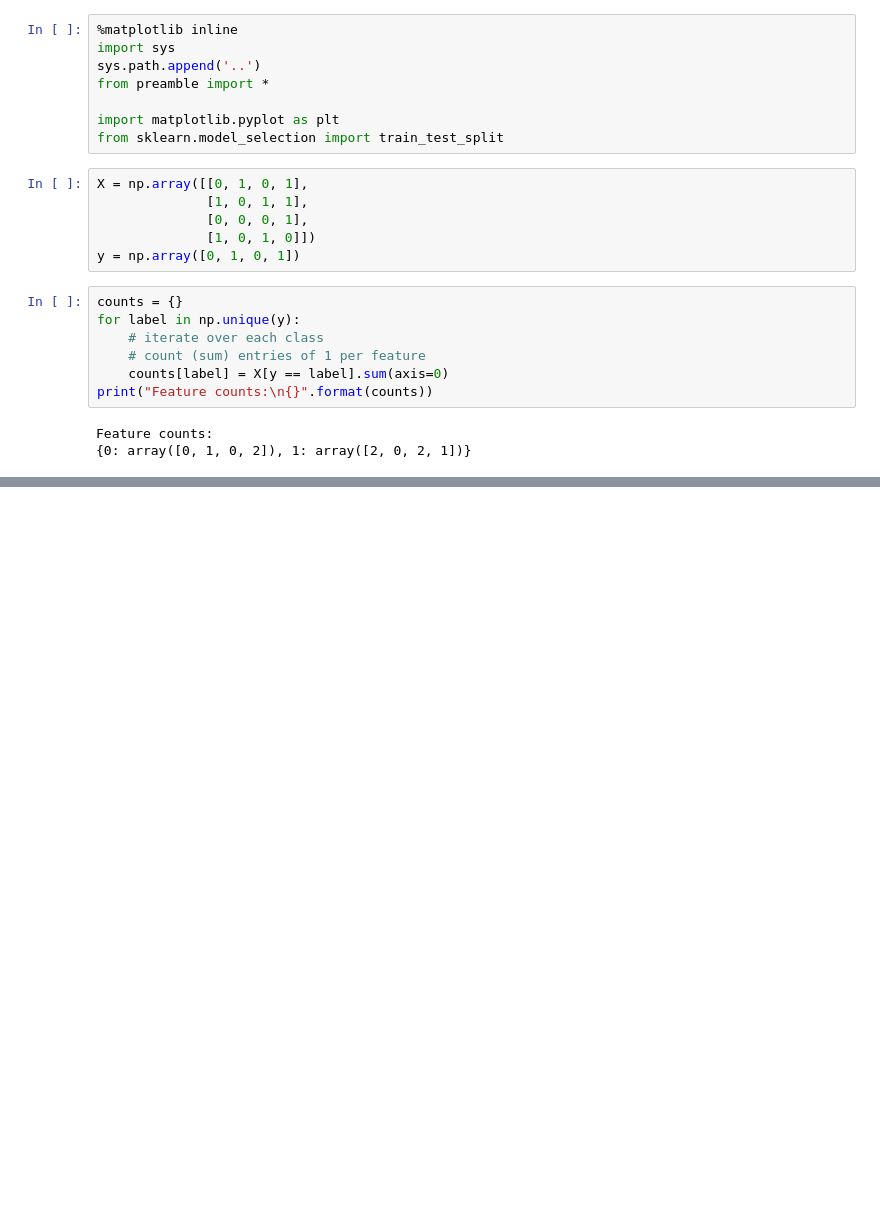
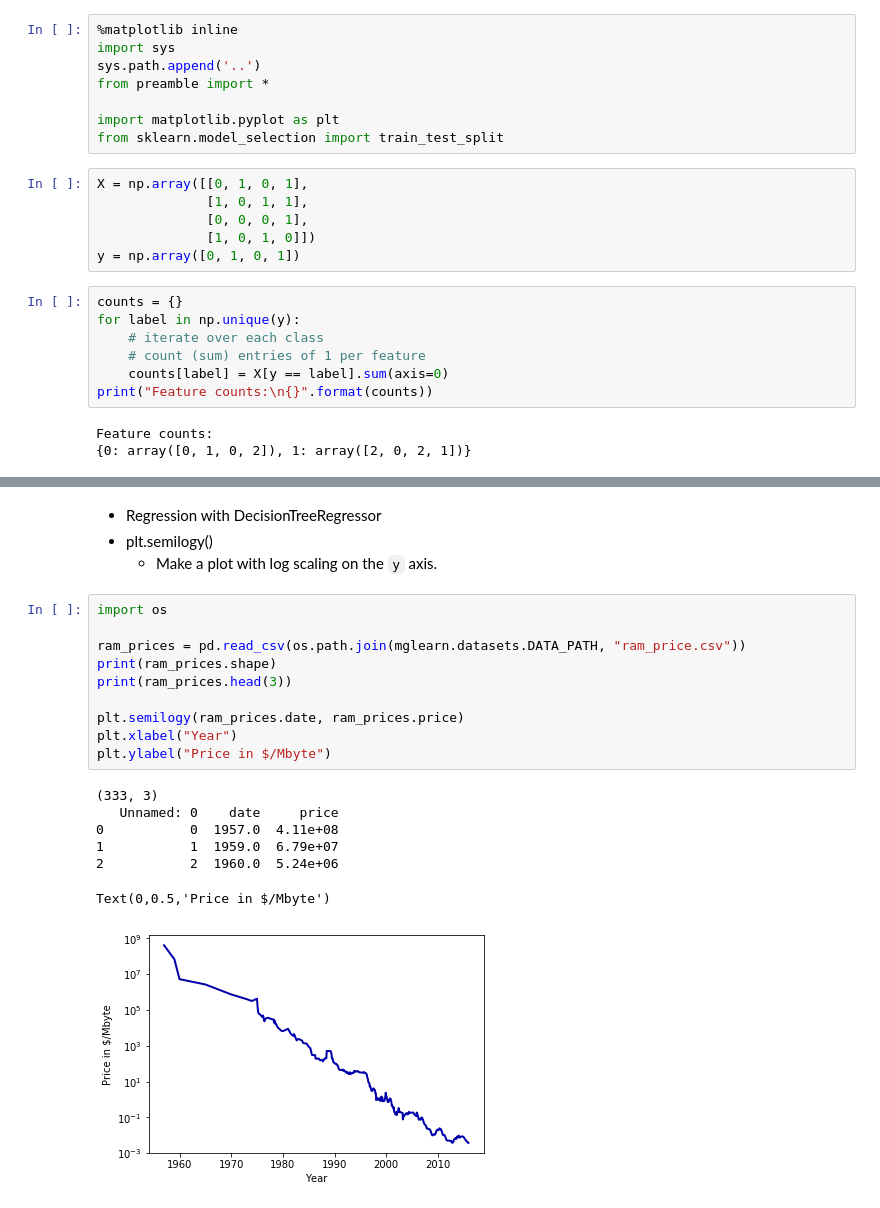
Before and after one commit to JongseoLee/data_science_2018, a Jupyter notebook: Chapter02/2.3.4.ipynb, the cells around one changed output, grey strips where cells are left out. Saved outputs shown, nothing was run; the diff lists cells and outputs as text; blank space fills up the shorter version.

```diff
--- a/Chapter02/2.3.4.ipynb
+++ b/Chapter02/2.3.4.ipynb
@@ -33,0 +185,22 @@ ModuleNotFoundError: No module named 'graphviz'
+# %% [markdown]
+- Regression with DecisionTreeRegressor
+- plt.semilogy()
+  - Make a plot with log scaling on the `y` axis.
+# %%
+import os
+
+ram_prices = pd.read_csv(os.path.join(mglearn.datasets.DATA_PATH, "ram_price.csv"))
+print(ram_prices.shape)
+print(ram_prices.head(3))
+
+plt.semilogy(ram_prices.date, ram_prices.price)
+plt.xlabel("Year")
+plt.ylabel("Price in $/Mbyte")
+# %% [output]
+(333, 3)
+   Unnamed: 0    date     price
+0           0  1957.0  4.11e+08
+1           1  1959.0  6.79e+07
+2           2  1960.0  5.24e+06
+Text(0,0.5,'Price in $/Mbyte')
+[figure, added]
```
Also changed, not shown: parts of 35 cells of this notebook, 6 other files.
